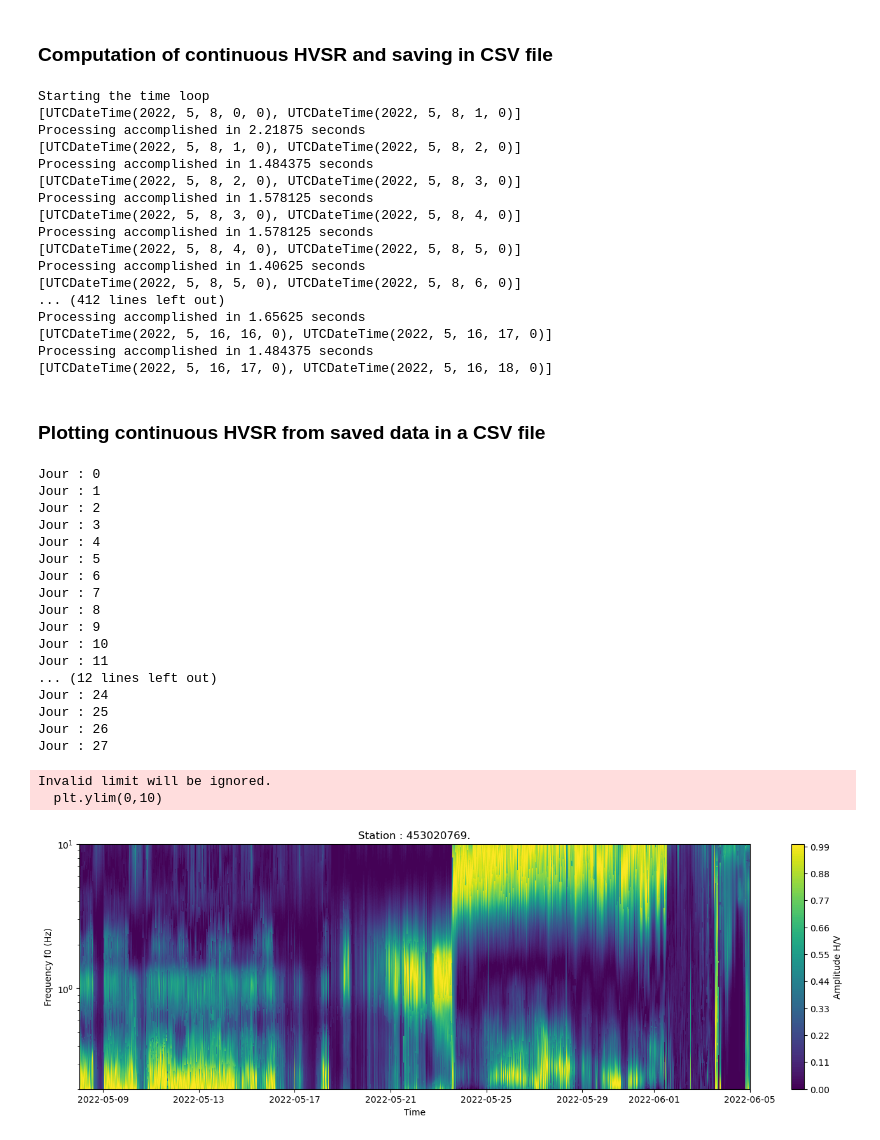
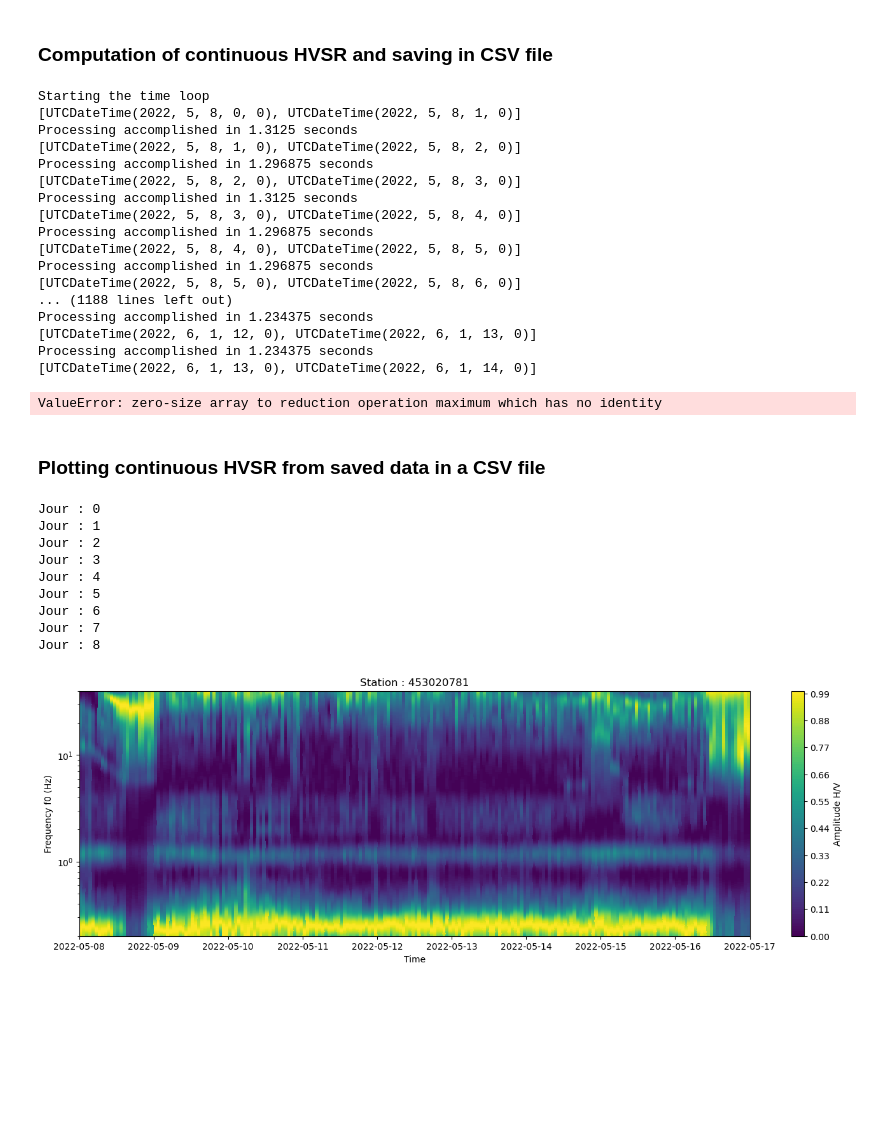
Before and after one commit to jgovoort/sismo-memo, a Jupyter notebook: Ice-thickness.ipynb, the cells around one changed output. Drawn from its saved outputs; the diff is of its cells as text; code cells hidden in the pictures; blank space fills up the shorter version.

```diff
--- a/Ice-thickness.ipynb
+++ b/Ice-thickness.ipynb
@@ -292,10 +292,10 @@ def hv_maximum(sensor, windowlenght, f_min, f_max) :
     # Upper and lower frequency limits to restrict peak selection. To use the entire range use `None`.
     peak_f_lower = f_min
     peak_f_upper = f_max
-    # Geopsy's default is "squared-average" -> "geometric-mean" is recommended.
-    method = "geometric-mean"
+    # Geopsy's default is "squared-average" -> "geometric-mean" is recommended/// single-azimuth.
+    method = 'single-azimuth' #"geometric-mean"
     # If method="single-azimuth", set azimuth in degree clock-wise from north. If method!="single-azimuth", value is ignored.
-    azimuth = 0
+    azimuth = 15
 
     hv = sensor.hv(windowlenght, bp_filter, width, bandwidth, resampling, method,
                f_low=peak_f_lower, f_high=peak_f_upper, azimuth=azimuth)
@@ -333,7 +333,7 @@ HVFREQALL = []
 HVAMPALL = []
 HVTIMEALL = []
 
-STATION = ['453020781.'] #, "453020780."] ["453020754.", "453020769.", "453020774."]
+STATION = ['453020739.'] #, "453020780."] ["453020754.", "453020769.", "453020774."]
 
 
 
@@ -404,21 +404,22 @@ for namestt in STATION :
 # %% [output]
 Starting the time loop
 [UTCDateTime(2022, 5, 8, 0, 0), UTCDateTime(2022, 5, 8, 1, 0)]
-Processing accomplished in 2.21875 seconds
+Processing accomplished in 1.3125 seconds
 [UTCDateTime(2022, 5, 8, 1, 0), UTCDateTime(2022, 5, 8, 2, 0)]
-Processing accomplished in 1.484375 seconds
+Processing accomplished in 1.296875 seconds
 [UTCDateTime(2022, 5, 8, 2, 0), UTCDateTime(2022, 5, 8, 3, 0)]
-Processing accomplished in 1.578125 seconds
+Processing accomplished in 1.3125 seconds
 [UTCDateTime(2022, 5, 8, 3, 0), UTCDateTime(2022, 5, 8, 4, 0)]
-Processing accomplished in 1.578125 seconds
+Processing accomplished in 1.296875 seconds
 [UTCDateTime(2022, 5, 8, 4, 0), UTCDateTime(2022, 5, 8, 5, 0)]
-Processing accomplished in 1.40625 seconds
+Processing accomplished in 1.296875 seconds
 [UTCDateTime(2022, 5, 8, 5, 0), UTCDateTime(2022, 5, 8, 6, 0)]
-... (412 lines left out)
-Processing accomplished in 1.65625 seconds
-[UTCDateTime(2022, 5, 16, 16, 0), UTCDateTime(2022, 5, 16, 17, 0)]
-Processing accomplished in 1.484375 seconds
-[UTCDateTime(2022, 5, 16, 17, 0), UTCDateTime(2022, 5, 16, 18, 0)]
+... (1188 lines left out)
+Processing accomplished in 1.234375 seconds
+[UTCDateTime(2022, 6, 1, 12, 0), UTCDateTime(2022, 6, 1, 13, 0)]
+Processing accomplished in 1.234375 seconds
+[UTCDateTime(2022, 6, 1, 13, 0), UTCDateTime(2022, 6, 1, 14, 0)]
+ValueError: zero-size array to reduction operation maximum which has no identity
 # %% [markdown]
 ### Plotting continuous HVSR from saved data in a CSV file
 # %%
@@ -443,7 +444,7 @@ def hvsr_reader(filename, filepath) :
 # %%
 root = 'res_continuous_HVSR\\'
 #["453020754.", "453020769.", "453020774."]
-namestt = "453020769."
+namestt = "453020781"  #"453020769" #'453020739'
 
 fig = plt.figure(figsize=(17,5))
 
@@ -456,23 +457,34 @@ miniplotfrq = []
 miniplotamp = []
 miniplottime = []
 miniplotstrtime = []
+miniplottimestart = []
+miniplottimestartstr = []
+miniplothour = []
 
-nbrdays = 28 #days
-timestep = 20 #minutes
+
+nbrdays = 9 #days
+timestep = 60 #minutes
 
 nbrsteps = int(24*60/timestep)
 
 for day in range(nbrdays) :
     for i in range(nbrsteps) :
-        filename = str(namestt)+str(day)+'.'+str(i)+'.csv'
+        filename = str(namestt)+'.'+str(day)+'.'+str(i)+'.csv'
         filepath = root+filename
 
         tmpfrq, tmpamp, tmptimedep, tmptimeend, strtimedep, strtimeend = hvsr_reader(filename, filepath)
 
+        hour = timestep*i/60
+
         miniplotfrq.append(tmpfrq)
         miniplotamp.append(tmpamp)
         miniplottime.append([tmptimedep[0], tmptimeend[0]])
+        miniplottimestart.append(tmptimedep[0])
+        miniplottimestartstr.append(strtimedep)
         miniplotstrtime.append([strtimedep, strtimeend])
+
+        miniplothour.append(hour) #permet de savoir si il y a une cyclicité journalière
+
         tmpamp = normalize(tmpamp)
 
         HTOT = 1900/(4*np.array(tmpfrq))
@@ -485,42 +497,32 @@ for day in range(nbrdays) :
         ContiHVAmp.append(tmpamp)
 
     print('Jour : '+str(day))
 
 ContiHVTime = np.array(ContiHVTime)
 ContiHVFreq = np.array(ContiHVFreq)
 ContiHVAmp = np.array(ContiHVAmp)
 
 plt.contourf(ContiHVTime, ContiHVFreq,ContiHVAmp, 100)
 plt.colorbar(label = "Amplitude H/V")
 plt.title('Station : '+str(namestt) )
 plt.yscale('log')
-plt.ylim(0,10)
+#plt.ylim(0,10)
 #plt.gca().invert_yaxis()
 plt.xlabel('Time')
 plt.ylabel('Frequency f0 (Hz)')
 #plt.ylabel('Depth (m)')
 
 plt.savefig('plot_ice_thick/continuous_HVintensity_'+str(namestt)+'.png')
 
 plt.show()
 # %% [output]
 Jour : 0
 Jour : 1
 Jour : 2
 Jour : 3
 Jour : 4
 Jour : 5
 Jour : 6
 Jour : 7
 Jour : 8
-Jour : 9
-Jour : 10
-Jour : 11
-... (12 lines left out)
-Jour : 24
-Jour : 25
-Jour : 26
-Jour : 27
-Invalid limit will be ignored.
-  plt.ylim(0,10)
-[figure, old version]
+[figure, new version]
```
Also changed, not shown: parts of 7 cells of this notebook, 1 other file.
